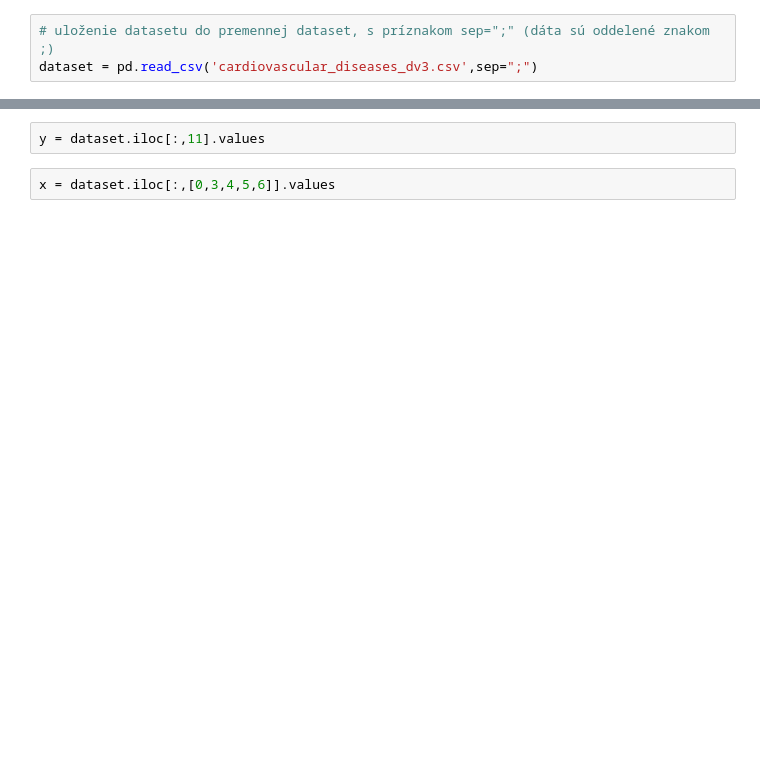
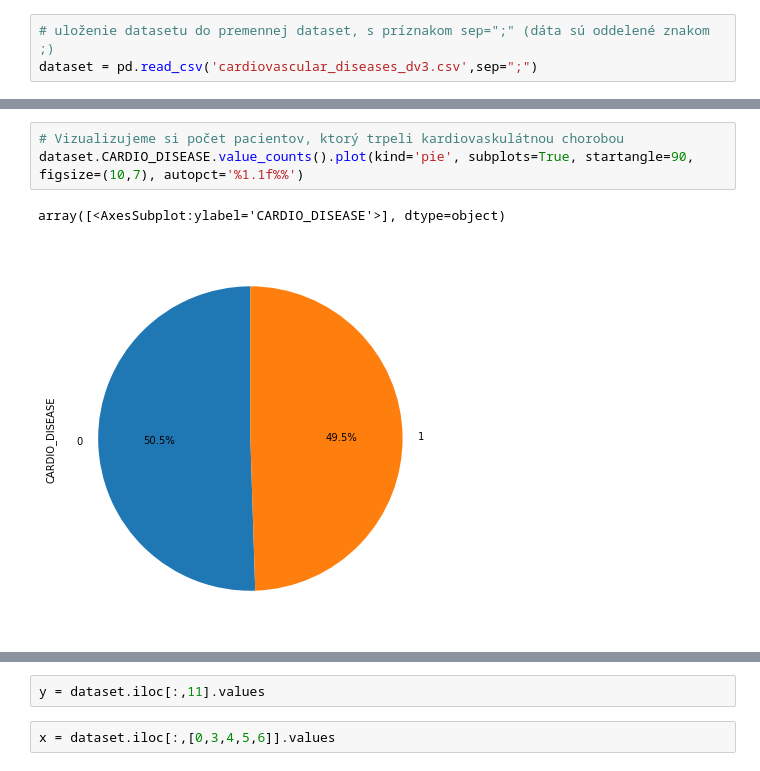
Before and after one commit to georgeob/Zigo_NS2021, a Jupyter notebook: zigo_projekt.ipynb, the cells around one changed output, grey strips where cells are left out. Drawn from its saved outputs; the diff is of its cells as text; blank space fills up the shorter version.

```diff
--- a/zigo_projekt.ipynb
+++ b/zigo_projekt.ipynb
@@ -69,0 +131,6 @@ from sklearn.model_selection import train_test_split
+# %%
+# Vizualizujeme si počet pacientov, ktorý trpeli kardiovaskulátnou chorobou
+dataset.CARDIO_DISEASE.value_counts().plot(kind='pie', subplots=True, startangle=90, figsize=(10,7), autopct='%1.1f%%')
+# %% [output]
+array([<AxesSubplot:ylabel='CARDIO_DISEASE'>], dtype=object)
+[figure, added]
```
Also changed, not shown: parts of 20 cells of this notebook.
